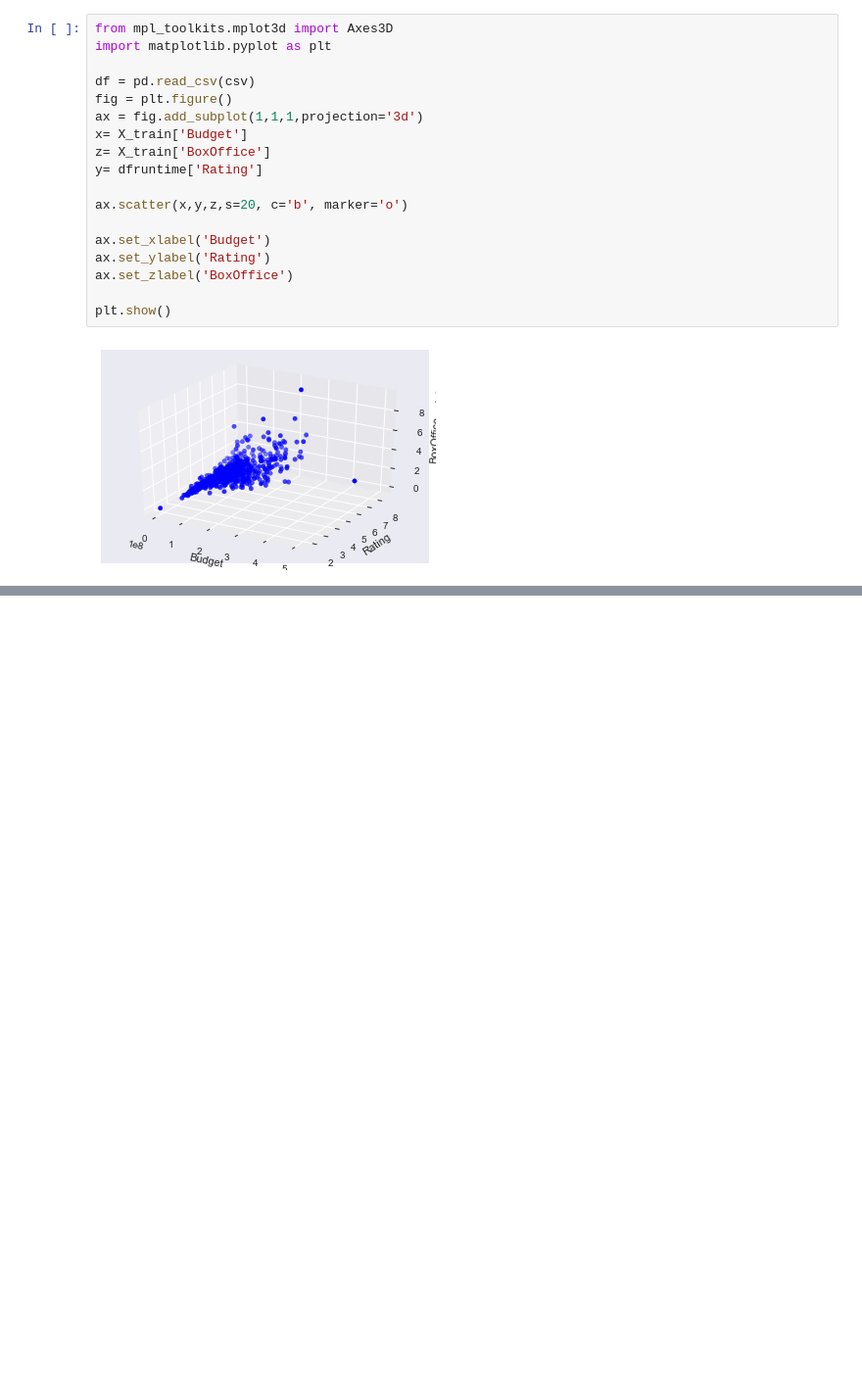
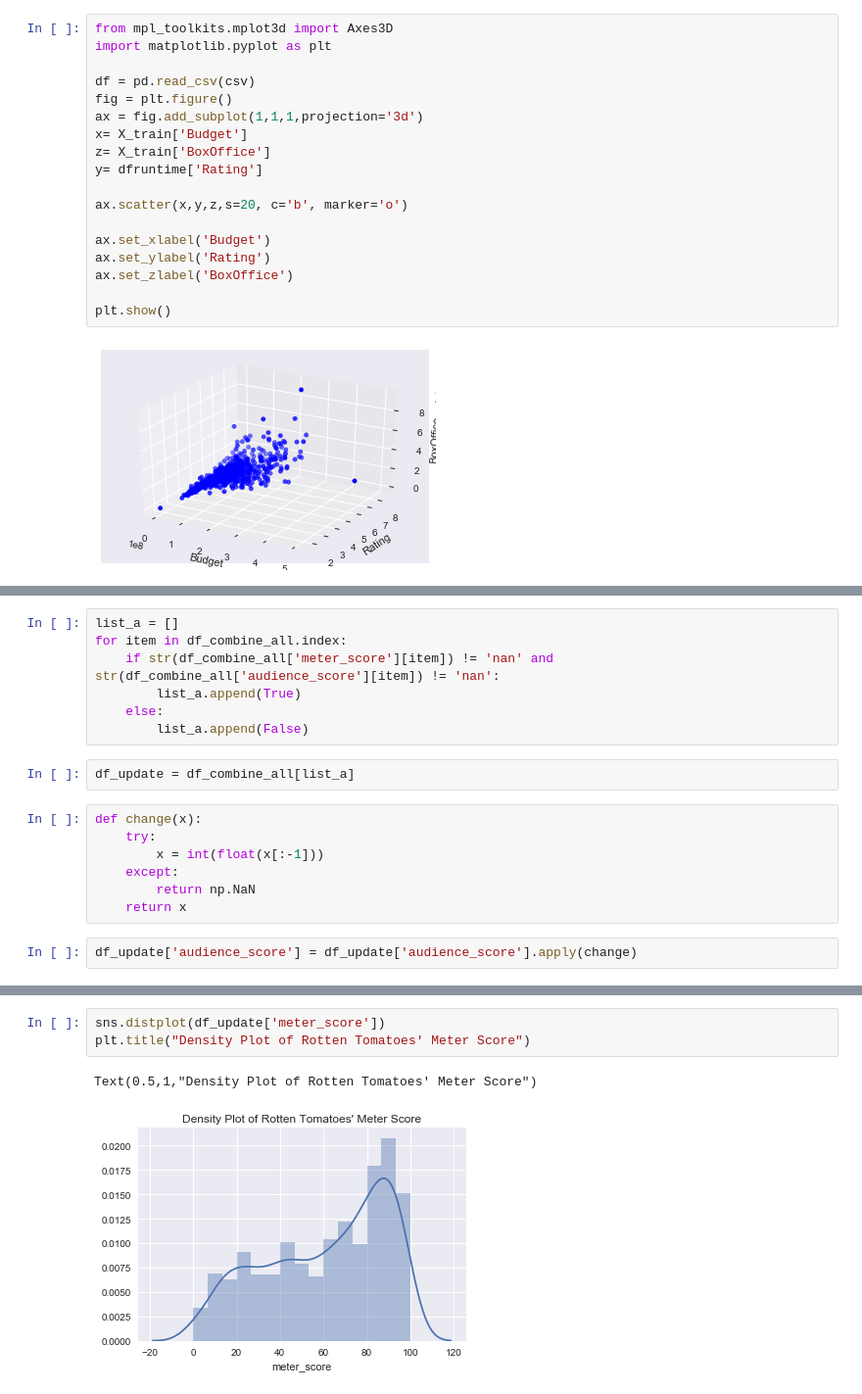
Before and after one commit to cicisongze/Movie_analysis_project, a Jupyter notebook: Data_Visualization.ipynb, the cells around one changed output, grey strips where cells are left out. Shown at 98% size. Cells and saved outputs as stored; diff of their text form; blank space fills up the shorter version.

Commit message:
Data Visualization Based on the Combined Dataset
I added code to get rid of the nan value in movie scores. I also added density and histogram graphs of all movie scores.

```diff
--- a/Data_Visualization.ipynb
+++ b/Data_Visualization.ipynb
@@ -423,0 +428,18 @@ plt.show()
+# %%
+list_a = []
+for item in df_combine_all.index:
+    if str(df_combine_all['meter_score'][item]) != 'nan' and str(df_combine_all['audience_score'][item]) != 'nan':
+        list_a.append(True)
+    else:
+        list_a.append(False)
+# %%
+df_update = df_combine_all[list_a]
+# %%
+def change(x):
+    try:
+        x = int(float(x[:-1]))
+    except:
+        return np.NaN
+    return x
+# %%
+df_update['audience_score'] = df_update['audience_score'].apply(change)
@@ -423,0 +460,6 @@ plt.show()
+# %%
+sns.distplot(df_update['meter_score'])
+plt.title("Density Plot of Rotten Tomatoes' Meter Score")
+# %% [output]
+Text(0.5,1,"Density Plot of Rotten Tomatoes' Meter Score")
+[figure, added]
```
Also changed, not shown: parts of 6 cells of this notebook.
